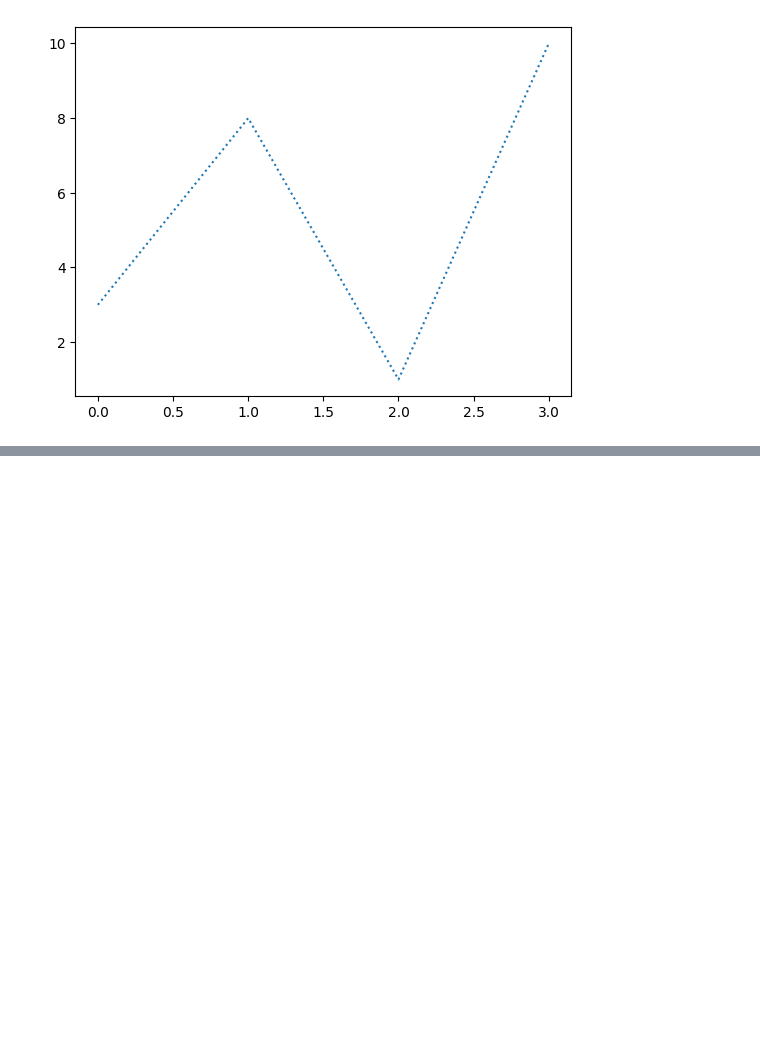
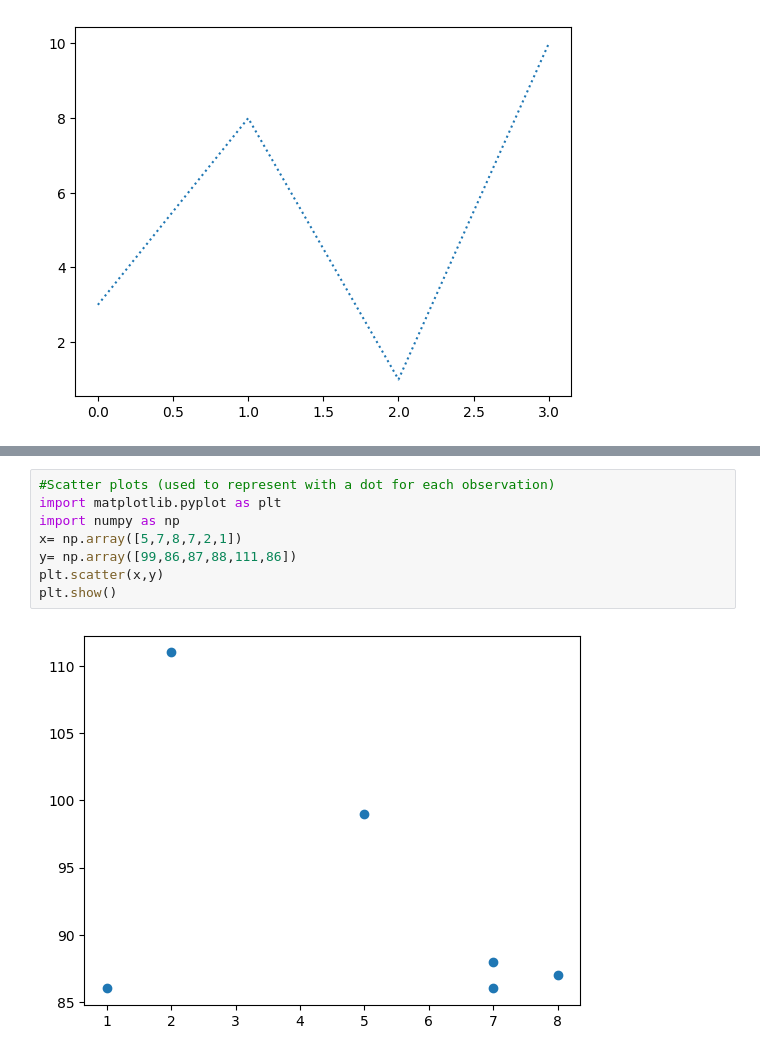
Before and after one commit to shashankkanthula/Python-basics, a Jupyter notebook: matplotlib.ipynb, the cells around one changed output, grey strips where cells are left out. Cells and saved outputs as stored; diff of their text form; blank space fills up the shorter version.

```diff
--- a/matplotlib.ipynb
+++ b/matplotlib.ipynb
@@ -95,0 +129,10 @@ plt.show()
+# %%
+#Scatter plots (used to represent with a dot for each observation)
+import matplotlib.pyplot as plt
+import numpy as np
+x= np.array([5,7,8,7,2,1])
+y= np.array([99,86,87,88,111,86])
+plt.scatter(x,y)
+plt.show()
+# %% [output]
+[figure, added]
```
Also changed, not shown: parts of 6 cells of this notebook.
